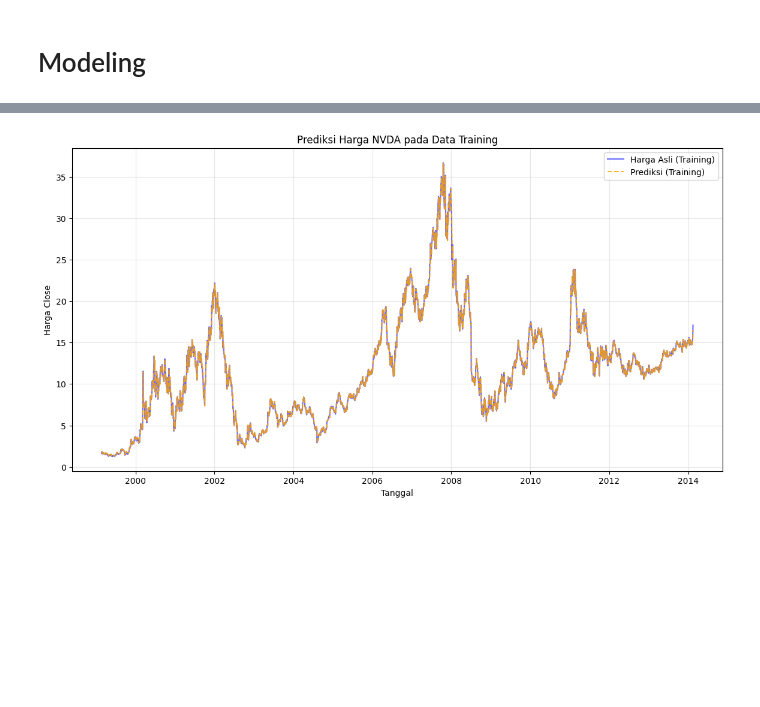
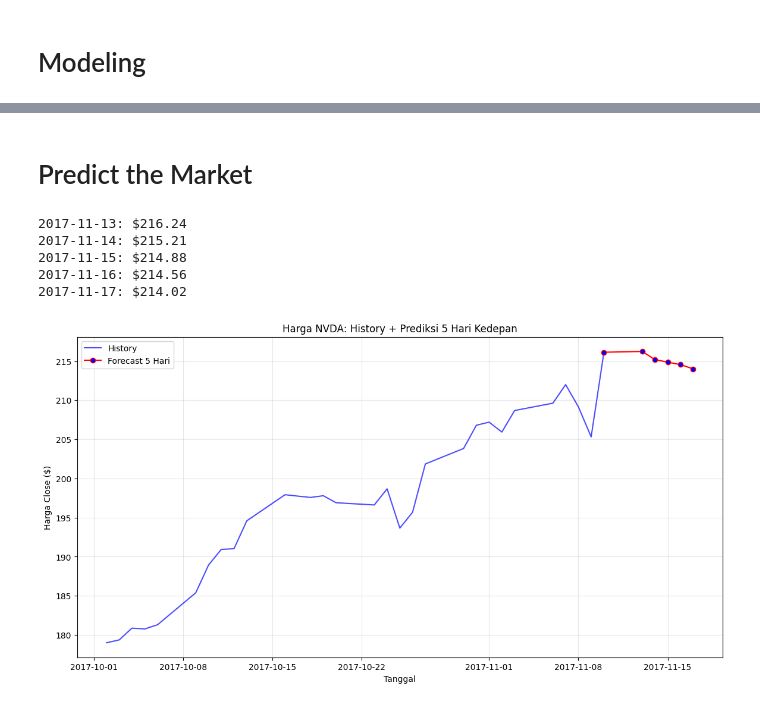
Before and after one commit to Dafalahl/NVIDIA-Stock-Price-Prediction-using-Time-Series, a Jupyter notebook: nvidia_stock_prediction.ipynb, the cells around one changed output, grey strips where cells are left out. Cells and saved outputs as stored; diff of their text form; code cells hidden in the pictures; blank space fills up the shorter version.

```diff
--- a/nvidia_stock_prediction.ipynb
+++ b/nvidia_stock_prediction.ipynb
@@ -19,8 +19,6 @@ df = pd.read_csv('/content/drive/MyDrive/Teknologi-Informasi/Praktikum-BigData/n
 # %%
 # 1. DATA CLEANING
 print("--- 1. Data Cleaning ---")
-
-df = df.drop(columns=['OpenInt'])
 
 # Ubah kolom Date menjadi tipe datetime dan urutkan
 df['Date'] = pd.to_datetime(df['Date'])
@@ -135,0 +152,2 @@ plt.savefig("feature_importances_lr.png")
+# %% [markdown]
+# Predict the Market
@@ -136,18 +214,45 @@ plt.savefig("feature_importances_lr.png")
+# %%
+initial_history = df.iloc[-250:]
+
+future_preds, future_dates = recursive_forecast_advanced(
+    lr_model,           # Model Linear Regression yang sudah dilatih
+    initial_history, # Data history terakhir
+    steps=5        # Mau prediksi berapa hari ke depan?
+)
+
+for date, price in zip(future_dates, future_preds):
+    print(f"{date.date()}: ${price:.2f}")
+# %% [output]
+2017-11-13: $216.24
+2017-11-14: $215.21
+2017-11-15: $214.88
+2017-11-16: $214.56
+2017-11-17: $214.02
 # %%
-# # VISUALISASI TRAINING DATA
-# plt.figure(figsize=(14, 7))
+# Visualisasi nyambung dengan harga asli
+start_date = '2017-10-01'
+history_to_plot = df[df.index >= start_date]
 
-# # Plot harga asli training
-# plt.plot(train_data.index, y_train, label='Harga Asli (Training)', color='blue', alpha=0.6)
+plt.figure(figsize=(14, 7))
+plt.plot(history_to_plot.index, history_to_plot['Close'], label='History', color='blue', alpha=0.7)
 
-# # Plot prediksi training
-# plt.plot(train_data.index, train_pred, label='Prediksi (Training)', color='orange', linestyle='--', alpha=0.8)
+last_history_price = history_to_plot['Close'].iloc[-1]
+pred_values_with_last = np.concatenate([[last_history_price], future_preds])
+pred_dates_with_last = pd.Index([history_to_plot.index[-1]]).append(future_dates)
 
-# plt.title('Prediksi Harga NVDA pada Data Training')
-# plt.xlabel('Tanggal')
-# plt.ylabel('Harga Close')
-# plt.legend()
-# plt.grid(True, alpha=0.3)
-# plt.show()
+plt.plot(pred_dates_with_last, pred_values_with_last,
+         label='Forecast 5 Hari',
+         color='red',               # warna garis
+         linestyle='-',
+         marker='o',
+         markerfacecolor='blue',    # isi lingkaran
+         markeredgecolor='red')     # tepi lingkaran sama seperti garis
+
+plt.title('Harga NVDA: History + Prediksi 5 Hari Kedepan')
+plt.xlabel('Tanggal')
+plt.ylabel('Harga Close ($)')
+plt.legend()
+plt.grid(True, alpha=0.3)
+plt.show()
 # %% [output]
-[figure, old version]
+[figure, new version]
```
Also changed, not shown: parts of 10 cells of this notebook.
